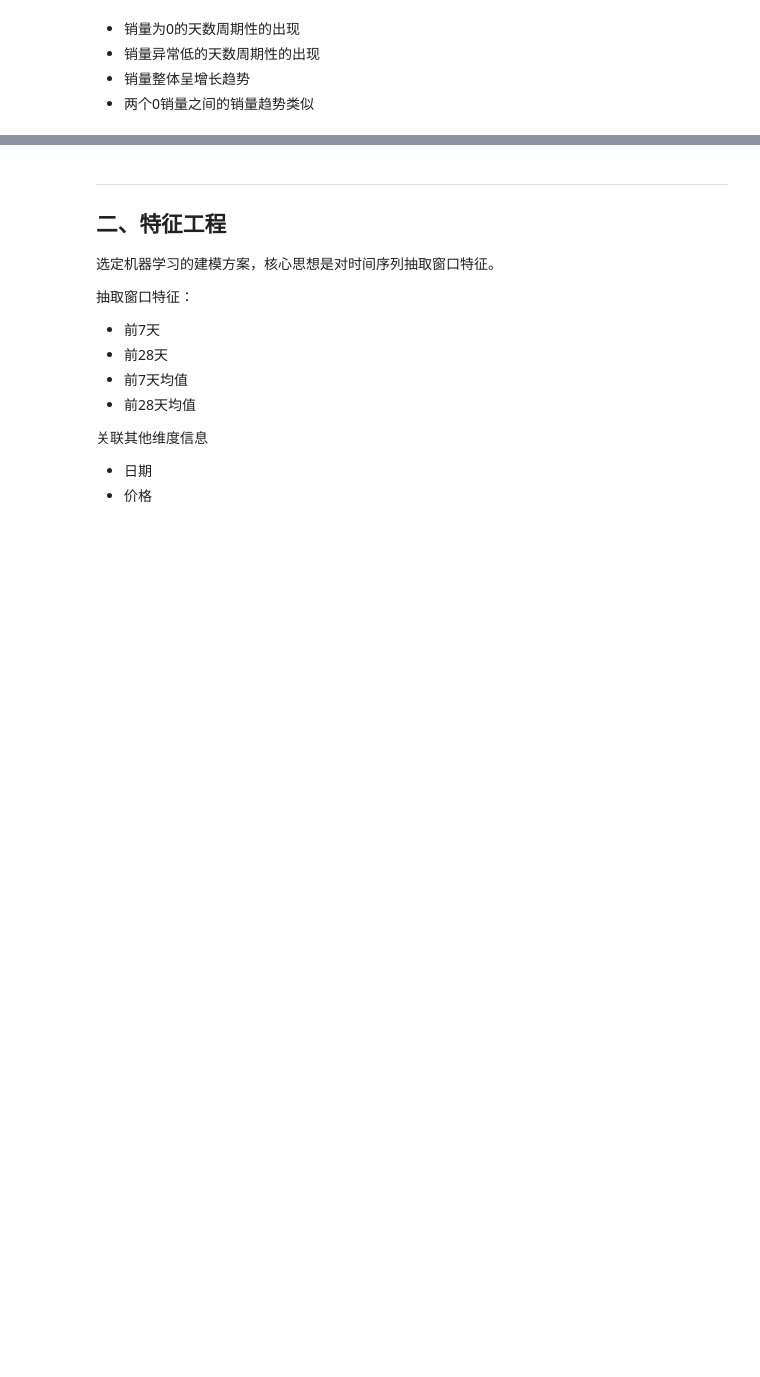
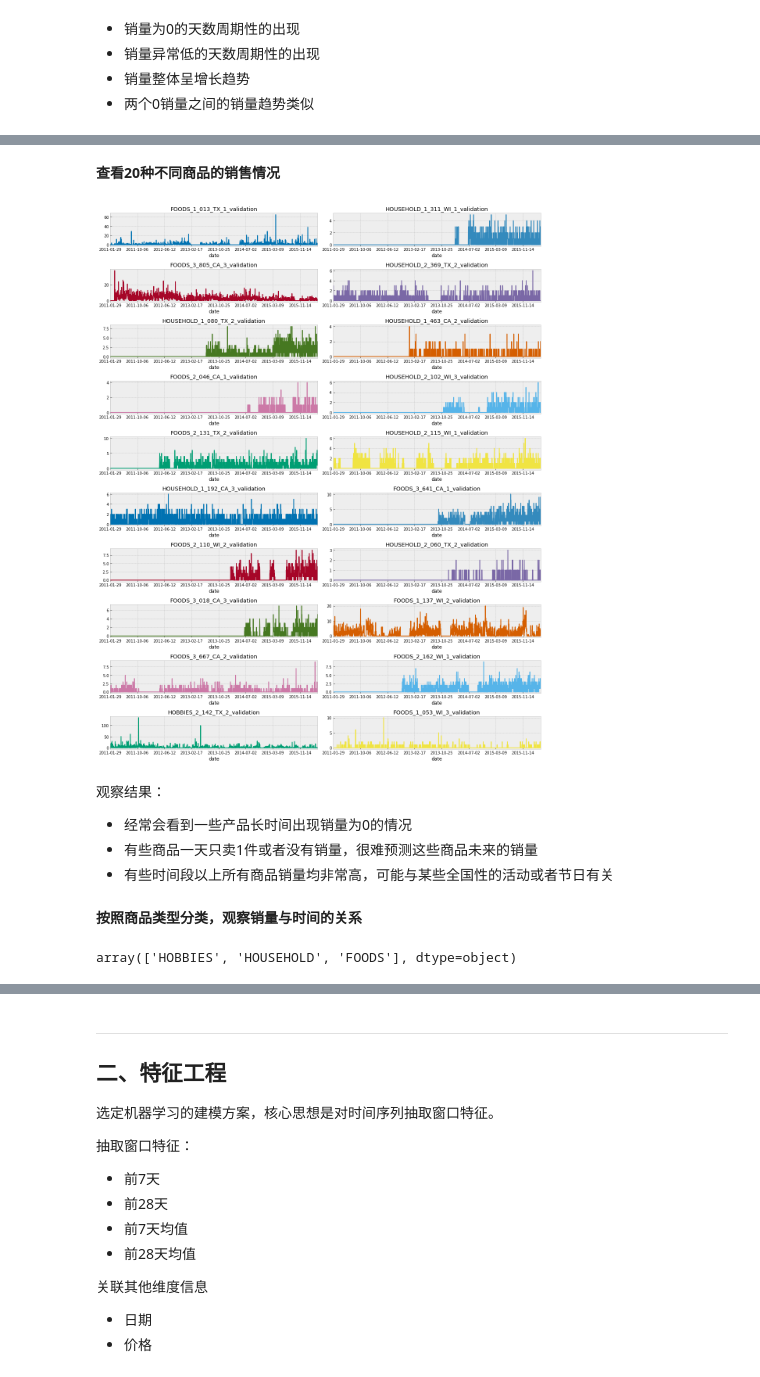
Before and after one commit to Zhu-Haikun/Kaggle-M5-Forecasting-Accuracy, a Jupyter notebook: M5-Competitors.ipynb, the cells around one changed output, grey strips where cells are left out. Cells and saved outputs as stored; diff of their text form; code cells hidden in the pictures; blank space fills up the shorter version.

```diff
--- a/M5-Competitors.ipynb
+++ b/M5-Competitors.ipynb
@@ -132,0 +169,37 @@ plt.show()
+# %% [markdown]
+**查看20种不同商品的销售情况**
+# %%
+# 随机获得20个商品
+twenty_egs = sale_data.sample(20, random_state=529) \
+    .set_index('id')[day_cols] \
+    .T \
+    .merge(cal_data.set_index('d')['date'],
+            left_index=True ,
+            right_index=True,
+            validate='1:1') \
+    .set_index('date')
+# %%
+# 生成20种商品的销量图
+fig, axs = plt.subplots(10, 2, figsize=(16, 20))
+axs = axs.flatten()
+ax_idx = 0
+for item in twenty_egs.columns:
+    twenty_egs[item].plot(title=item,
+                        color=next(color_cycle),
+                        ax=axs[ax_idx])
+    ax_idx += 1
+plt.tight_layout()
+plt.show()
+# %% [output]
+[figure, added]
+# %% [markdown]
+观察结果：
+- 经常会看到一些产品长时间出现销量为0的情况
+- 有些商品一天只卖1件或者没有销量，很难预测这些商品未来的销量
+- 有些时间段以上所有商品销量均非常高，可能与某些全国性的活动或者节日有关
+# %% [markdown]
+**按照商品类型分类，观察销量与时间的关系**
+# %%
+sale_data['cat_id'].unique()
+# %% [output]
+array(['HOBBIES', 'HOUSEHOLD', 'FOODS'], dtype=object)
```
Also changed, not shown: parts of 30 cells of this notebook.
